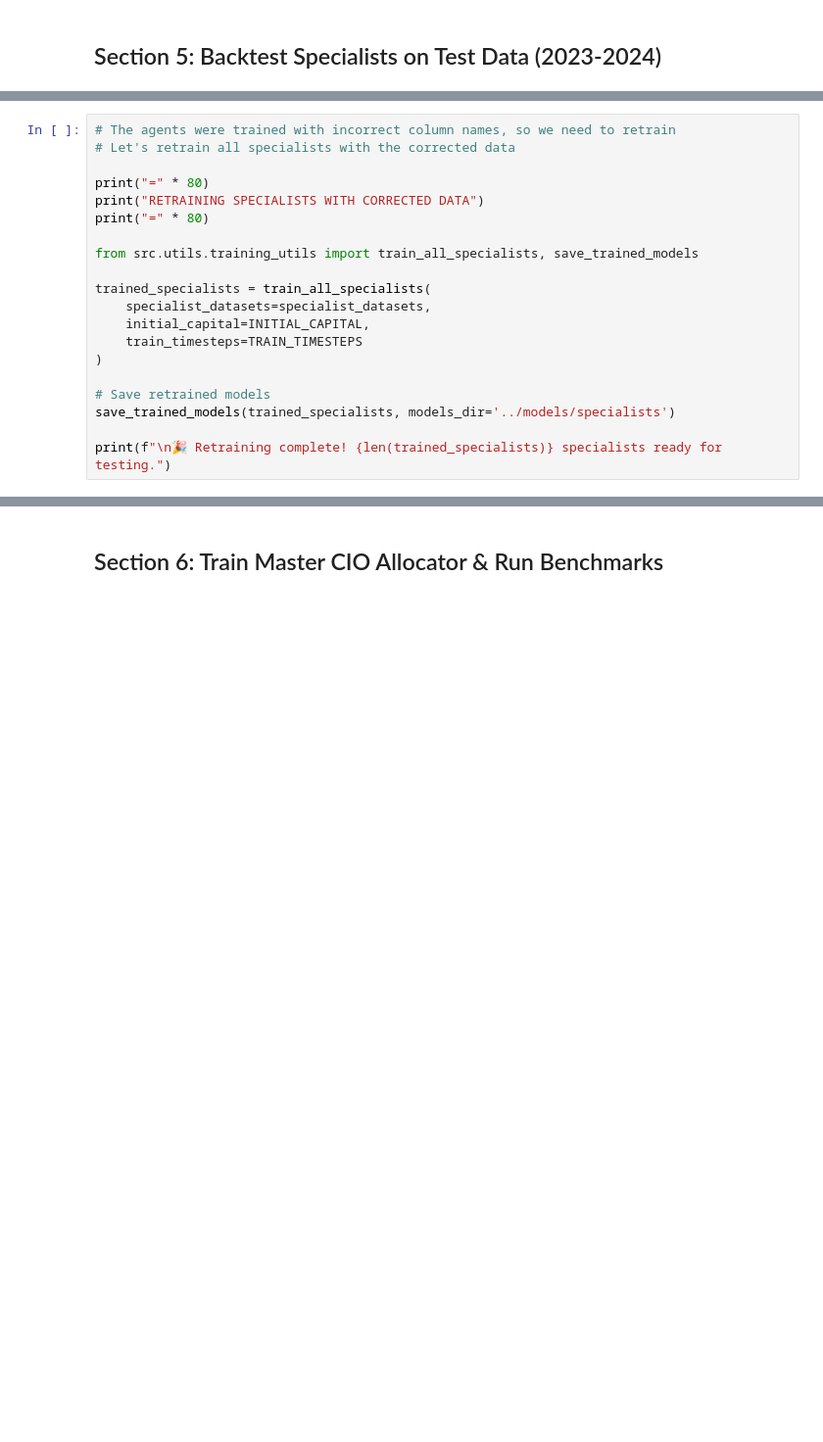
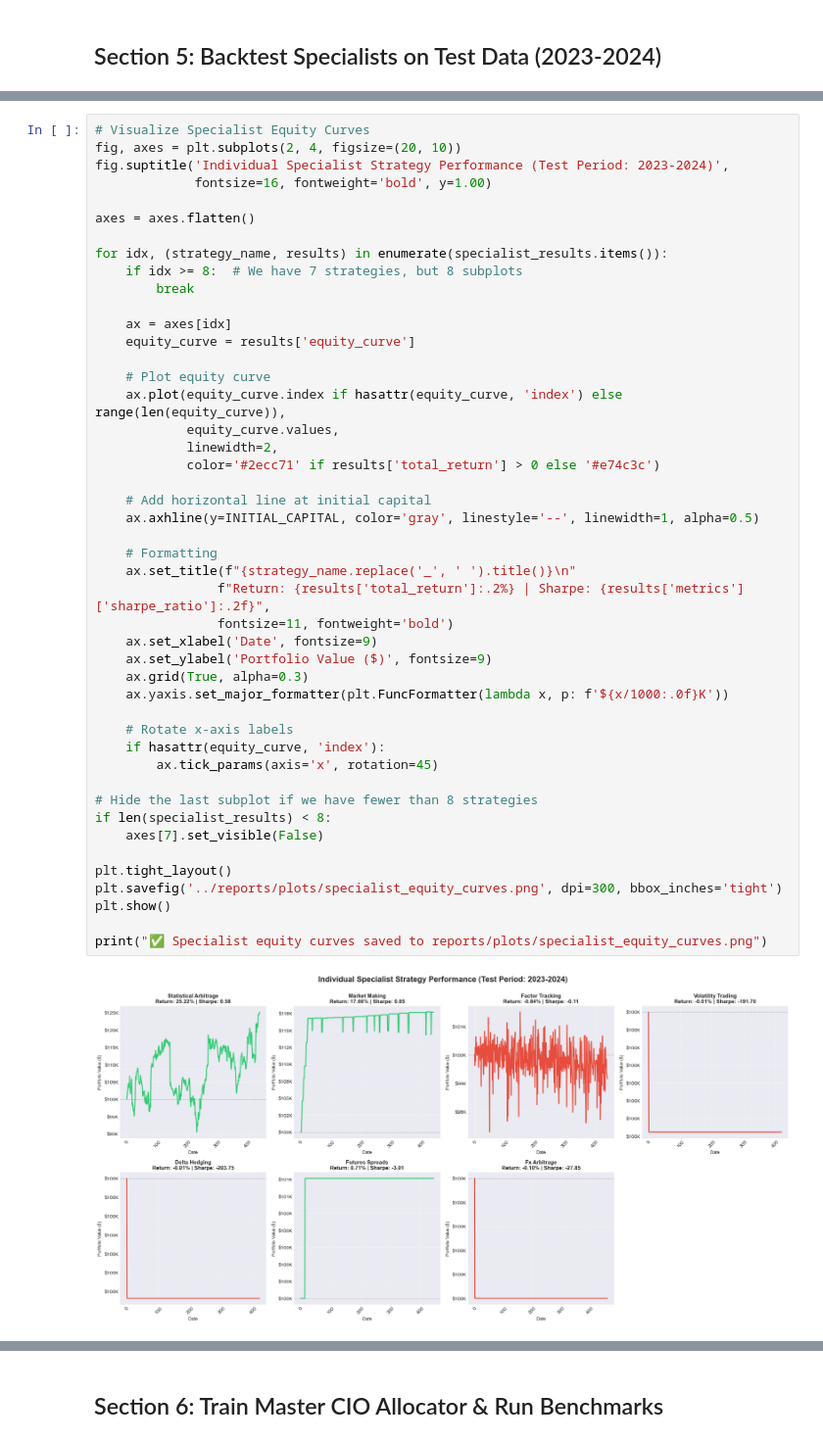
Before and after one commit to DataHiveMind/The_Hierarchical_DRL_Multi_Strategy_Fund_Code, a Jupyter notebook: notebooks/03_results_and_visualization.ipynb, the cells around one changed output, grey strips where cells are left out. Shown at 98% size. Cells and saved outputs as stored; diff of their text form; blank space fills up the shorter version.

```diff
--- a/notebooks/03_results_and_visualization.ipynb
+++ b/notebooks/03_results_and_visualization.ipynb
@@ -355,20 +364,0 @@ State from reset:
-# %%
-# The agents were trained with incorrect column names, so we need to retrain
-# Let's retrain all specialists with the corrected data
-
-print("=" * 80)
-print("RETRAINING SPECIALISTS WITH CORRECTED DATA")
-print("=" * 80)
-
-from src.utils.training_utils import train_all_specialists, save_trained_models
-
-trained_specialists = train_all_specialists(
-    specialist_datasets=specialist_datasets,
-    initial_capital=INITIAL_CAPITAL,
-    train_timesteps=TRAIN_TIMESTEPS
-)
-
-# Save retrained models
-save_trained_models(trained_specialists, models_dir='../models/specialists')
-
-print(f"\n🎉 Retraining complete! {len(trained_specialists)} specialists ready for testing.")
@@ -386,0 +469,48 @@ KeyboardInterrupt:
+# %%
+# Visualize Specialist Equity Curves
+fig, axes = plt.subplots(2, 4, figsize=(20, 10))
+fig.suptitle('Individual Specialist Strategy Performance (Test Period: 2023-2024)',
+             fontsize=16, fontweight='bold', y=1.00)
+
+axes = axes.flatten()
+
+for idx, (strategy_name, results) in enumerate(specialist_results.items()):
+    if idx >= 8:  # We have 7 strategies, but 8 subplots
+        break
+
+    ax = axes[idx]
+    equity_curve = results['equity_curve']
+
+    # Plot equity curve
+    ax.plot(equity_curve.index if hasattr(equity_curve, 'index') else range(len(equity_curve)),
+            equity_curve.values,
+            linewidth=2,
+            color='#2ecc71' if results['total_return'] > 0 else '#e74c3c')
+
+    # Add horizontal line at initial capital
+    ax.axhline(y=INITIAL_CAPITAL, color='gray', linestyle='--', linewidth=1, alpha=0.5)
+
+    # Formatting
+    ax.set_title(f"{strategy_name.replace('_', ' ').title()}\n"
+                f"Return: {results['total_return']:.2%} | Sharpe: {results['metrics']['sharpe_ratio']:.2f}",
+                fontsize=11, fontweight='bold')
+    ax.set_xlabel('Date', fontsize=9)
+    ax.set_ylabel('Portfolio Value ($)', fontsize=9)
+    ax.grid(True, alpha=0.3)
+    ax.yaxis.set_major_formatter(plt.FuncFormatter(lambda x, p: f'${x/1000:.0f}K'))
+
+    # Rotate x-axis labels
+    if hasattr(equity_curve, 'index'):
+        ax.tick_params(axis='x', rotation=45)
+
+# Hide the last subplot if we have fewer than 8 strategies
+if len(specialist_results) < 8:
+    axes[7].set_visible(False)
+
+plt.tight_layout()
+plt.savefig('../reports/plots/specialist_equity_curves.png', dpi=300, bbox_inches='tight')
+plt.show()
+
+print("✅ Specialist equity curves saved to reports/plots/specialist_equity_curves.png")
+# %% [output]
+[figure, added]
```
Also changed, not shown: parts of 26 cells of this notebook, 9 other files.
